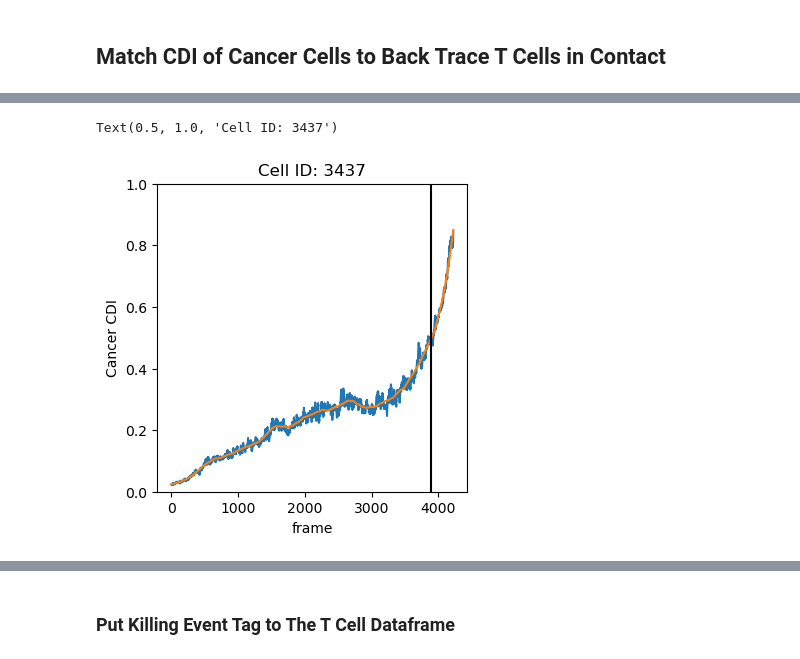
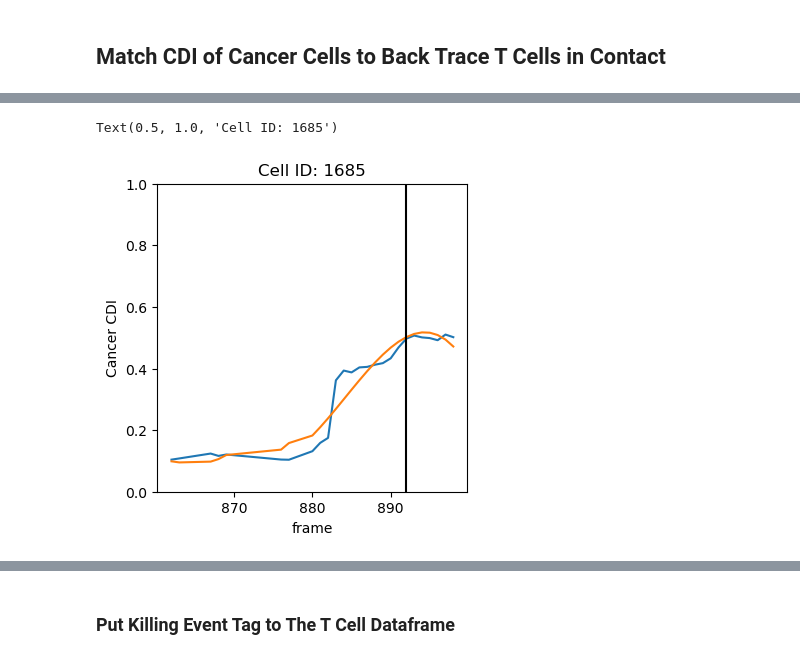
Before and after one commit to bpi-oxford/Cytotoxicity-Pipeline, a Jupyter notebook: notebooks/example_13.ipynb, the cells around one changed output, grey strips where cells are left out. Cells and saved outputs as stored; diff of their text form; code cells hidden in the pictures.

```diff
--- a/notebooks/example_13.ipynb
+++ b/notebooks/example_13.ipynb
@@ -56,6 +58,10 @@ cancer_df = cancer_ddf.compute()
 # %%
 fig, axs = plt.subplots(1,1,figsize=(4,4))
 
+axs.set_title("Track Plots")
+axs.set_xlabel("Frame")
+axs.set_ylabel("CDI")
+
 for i in range(500):
     axs.scatter(cancer_df[cancer_df["track_id"]==i]["frame"],cancer_df[cancer_df["track_id"]==i]["CDI_smoothed"],s=1)
 # %% [output]
@@ -63,10 +69,12 @@ for i in range(500):
 # %% [markdown]
 ## Match CDI of Cancer Cells to Back Trace T Cells in Contact
 # %%
-def identify_killer_t_cell(df):
+def identify_killer_t_cell(df, cdi_thres=0.5):
+    # Step1: Filter out cells with lower CDI values, to keep only live cells in the df
     df_filtered = df.groupby('track_id').filter(lambda x: ((x['CDI_smoothed'] > 0) & (x['CDI_smoothed'] < 0.5)).any())
-    # Step 2: Filter for rows where 'value' is greater than or equal to 0.5
-    df_filtered = df_filtered[df_filtered['CDI_smoothed'] >= 0.5]
+
+    # Step 2: Filter for rows where 'value' is greater than or equal to cdi_thres
+    df_filtered = df_filtered[df_filtered['CDI_smoothed'] >= cdi_thres]
 
     # Step 3: Group by 'track_id' and get the first occurrence of 'frame' for each group
     first_frame = df_filtered.sort_values(by=['frame']).groupby('track_id').first().reset_index()
@@ -75,7 +83,3 @@ def identify_killer_t_cell(df):
     result = first_frame[['track_id', 'frame', 'contacting cell labels']]
 
     return result
-
-killer_t_cells = identify_killer_t_cell(cancer_df)
-# killer_t_cells = killer_t_cells.compute()
-killer_t_cells
@@ -116,0 +86,12 @@ killer_t_cells
+# %%
+killer_t_cells = {}
+
+# iterate over different CDI thresholds
+for i in tqdm(range(2,9,1)):
+    cdi_thres = 0.1*i
+
+    killer_t_cells_ = identify_killer_t_cell(cancer_df,cdi_thres)
+    killer_t_cells[cdi_thres] = killer_t_cells_
+
+    # save the killer t cell df
+    killer_t_cells_.to_csv("./tmp/killer_t_cells_{:.1f}.csv".format(cdi_thres),index=False)
@@ -116,0 +100,8 @@ killer_t_cells
+# %%
+killer_t_cells = {}
+
+for i in tqdm(range(2,9,1)):
+    cdi_thres = 0.1*i
+    killer_t_cells[cdi_thres] = dd.read_csv("./tmp/killer_t_cells_{:.1f}.csv".format(cdi_thres))
+    killer_t_cells[cdi_thres] = killer_t_cells[cdi_thres].compute()
+killer_t_cells[0.5]
@@ -117,20 +122,20 @@ killer_t_cells
 # %%
-killer_id = 40 #FAST:10,38; SLOW: 20,40
+killer_id = 10 #FAST:10,38; SLOW: 20,40
 
-track_id = killer_t_cells["track_id"][killer_id]
+track_id = killer_t_cells[0.5]["track_id"][killer_id]
 
 track = cancer_df[cancer_df["track_id"]==track_id]
 track = track.sort_values(by=["frame"])
 
 fig, axs = plt.subplots(1,1,figsize=(4,4))
 
 axs.plot(track["frame"],track["CDI"])
 axs.plot(track["frame"],track["CDI_smoothed"])
-axs.axvline(killer_t_cells["frame"][killer_id], c="k", label="Killing Event")
+axs.axvline(killer_t_cells[0.5]["frame"][killer_id], c="k", label="Killing Event")
 axs.set_xlabel("frame")
 axs.set_ylabel("Cancer CDI")
 axs.set_ylim(0,1)
 axs.set_title("Cell ID: {}".format(track_id))
 # %% [output]
-Text(0.5, 1.0, 'Cell ID: 3437')
+Text(0.5, 1.0, 'Cell ID: 1685')
-[figure, old version]
+[figure, new version]
```
Also changed, not shown: parts of 25 cells of this notebook.
